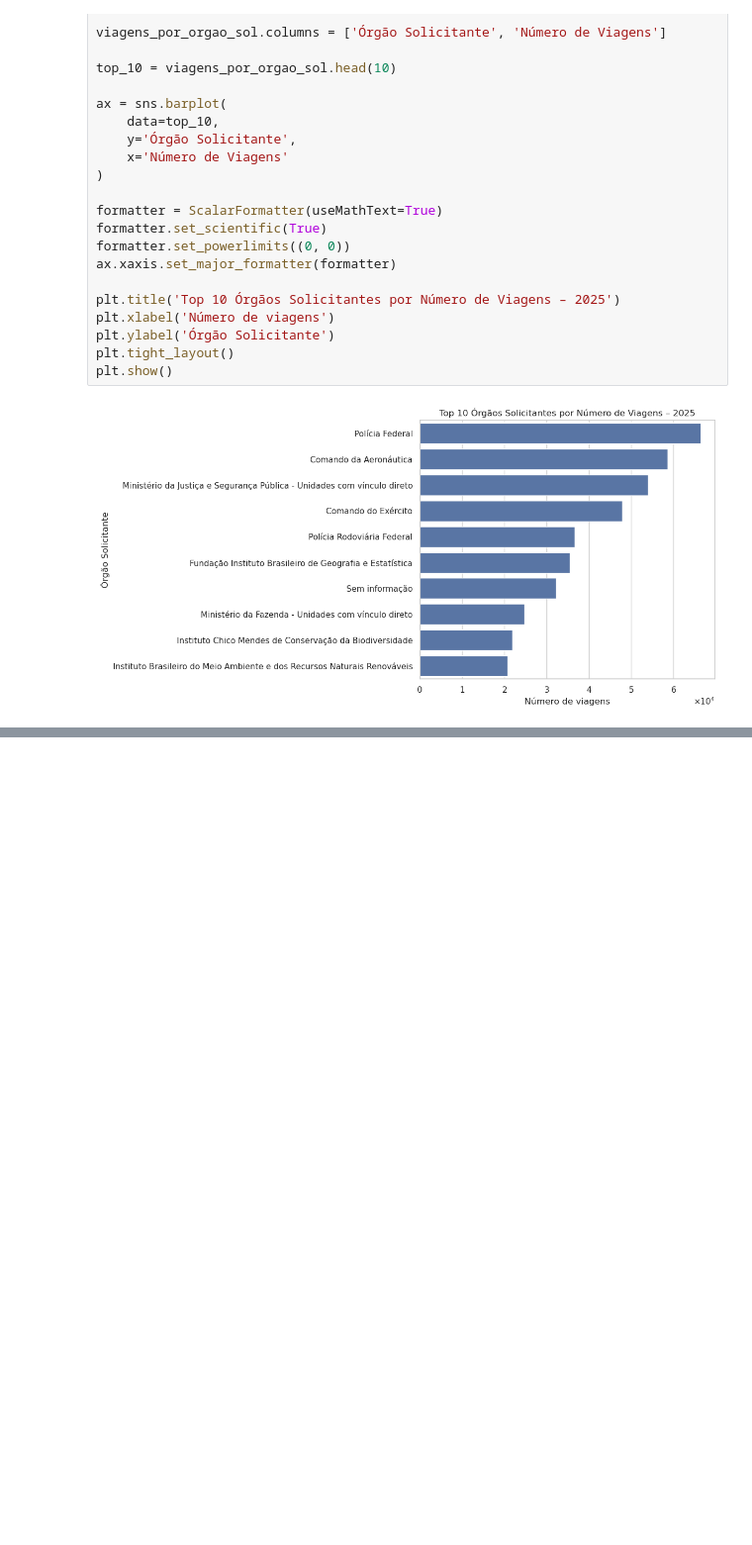
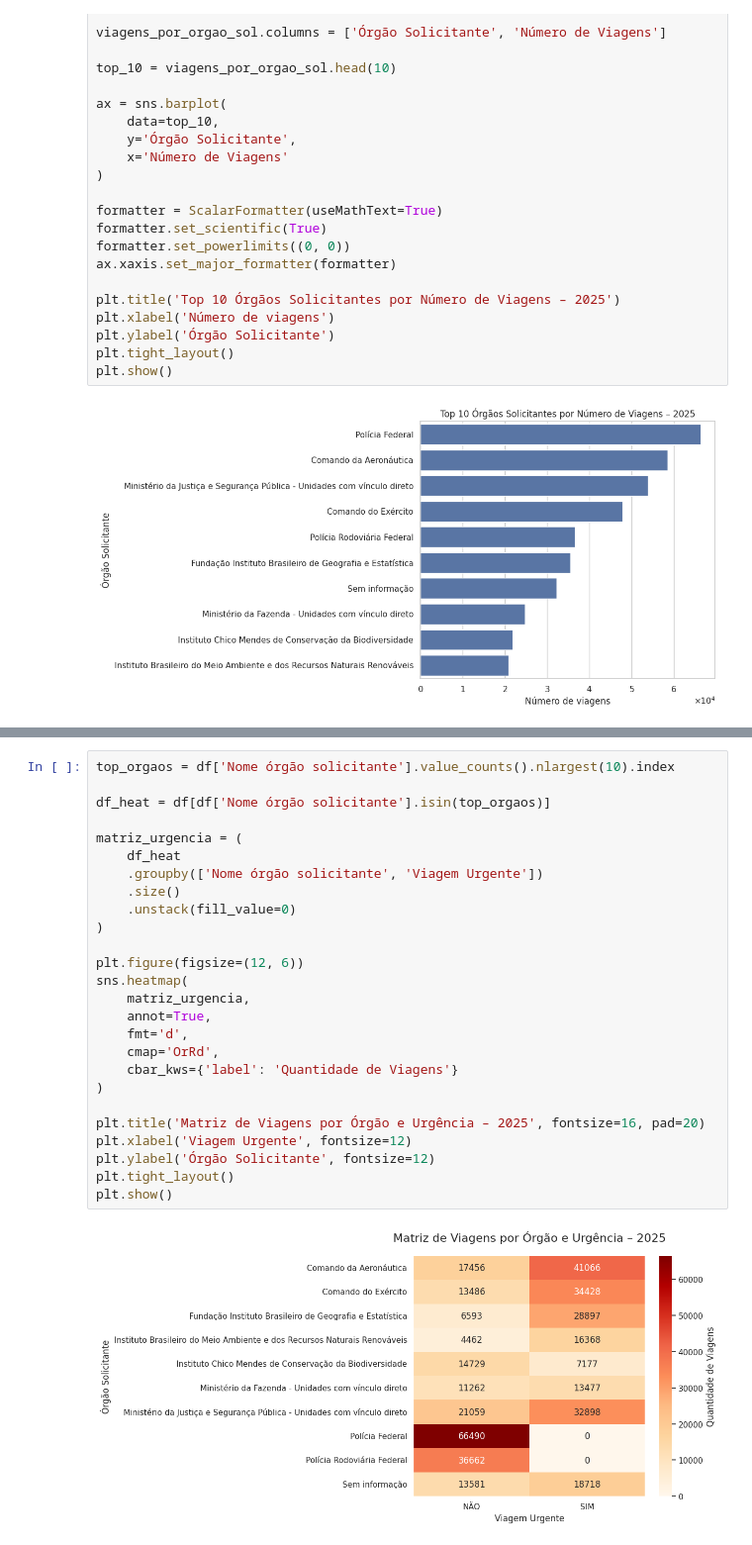
Before and after one commit to JuliaGabP/bi_gov_viagens, a Jupyter notebook: Data Layer/raw/analytcs.ipynb, the cells around one changed output, grey strips where cells are left out. Shown at 99% size. Drawn from its saved outputs; the diff is of its cells as text; blank space fills up the shorter version.

```diff
--- a/Data Layer/raw/analytcs.ipynb
+++ b/Data Layer/raw/analytcs.ipynb
@@ -224,0 +304,28 @@ plt.show()
+# %%
+top_orgaos = df['Nome órgão solicitante'].value_counts().nlargest(10).index
+
+df_heat = df[df['Nome órgão solicitante'].isin(top_orgaos)]
+
+matriz_urgencia = (
+    df_heat
+    .groupby(['Nome órgão solicitante', 'Viagem Urgente'])
+    .size()
+    .unstack(fill_value=0)
+)
+
+plt.figure(figsize=(12, 6))
+sns.heatmap(
+    matriz_urgencia,
+    annot=True,
+    fmt='d',
+    cmap='OrRd',
+    cbar_kws={'label': 'Quantidade de Viagens'}
+)
+
+plt.title('Matriz de Viagens por Órgão e Urgência – 2025', fontsize=16, pad=20)
+plt.xlabel('Viagem Urgente', fontsize=12)
+plt.ylabel('Órgão Solicitante', fontsize=12)
+plt.tight_layout()
+plt.show()
+# %% [output]
+[figure, added]
```
Also changed, not shown: parts of 18 cells of this notebook, 1 other file.
